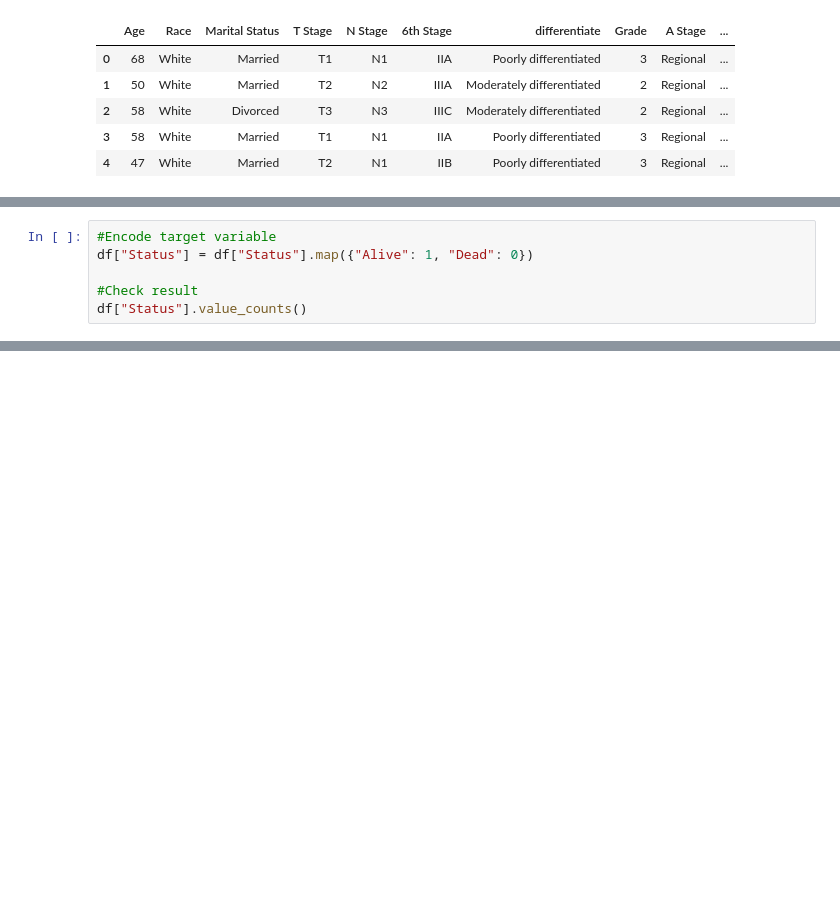
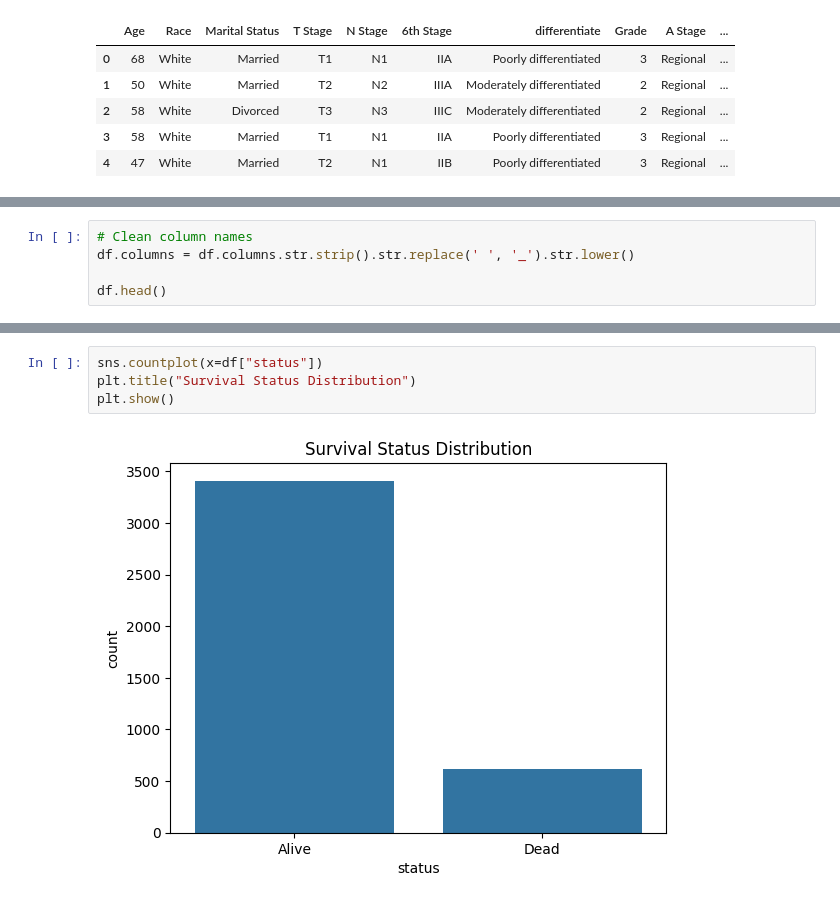
Before and after one commit to Anurangi/ML_Assignment_01, a Jupyter notebook: MS26912134/breast_cancer_prediction_random_forest.ipynb, the cells around one changed output, grey strips where cells are left out. Cells and saved outputs as stored; diff of their text form; blank space fills up the shorter version.

```diff
--- a/MS26912134/breast_cancer_prediction_random_forest.ipynb
+++ b/MS26912134/breast_cancer_prediction_random_forest.ipynb
@@ -18,0 +55,5 @@ df.head()
+# %%
+# Clean column names
+df.columns = df.columns.str.strip().str.replace(' ', '_').str.lower()
+
+df.head()
@@ -62,7 +126 @@ Status                    0
 dtype: int64
-# %%
-#Encode target variable
-df["Status"] = df["Status"].map({"Alive": 1, "Dead": 0})
-
-#Check result
-df["Status"].value_counts()
@@ -73,0 +135,6 @@ Name: count, dtype: int64
+# %%
+sns.countplot(x=df["status"])
+plt.title("Survival Status Distribution")
+plt.show()
+# %% [output]
+[figure, added]
```
Also changed, not shown: parts of 45 cells of this notebook.
